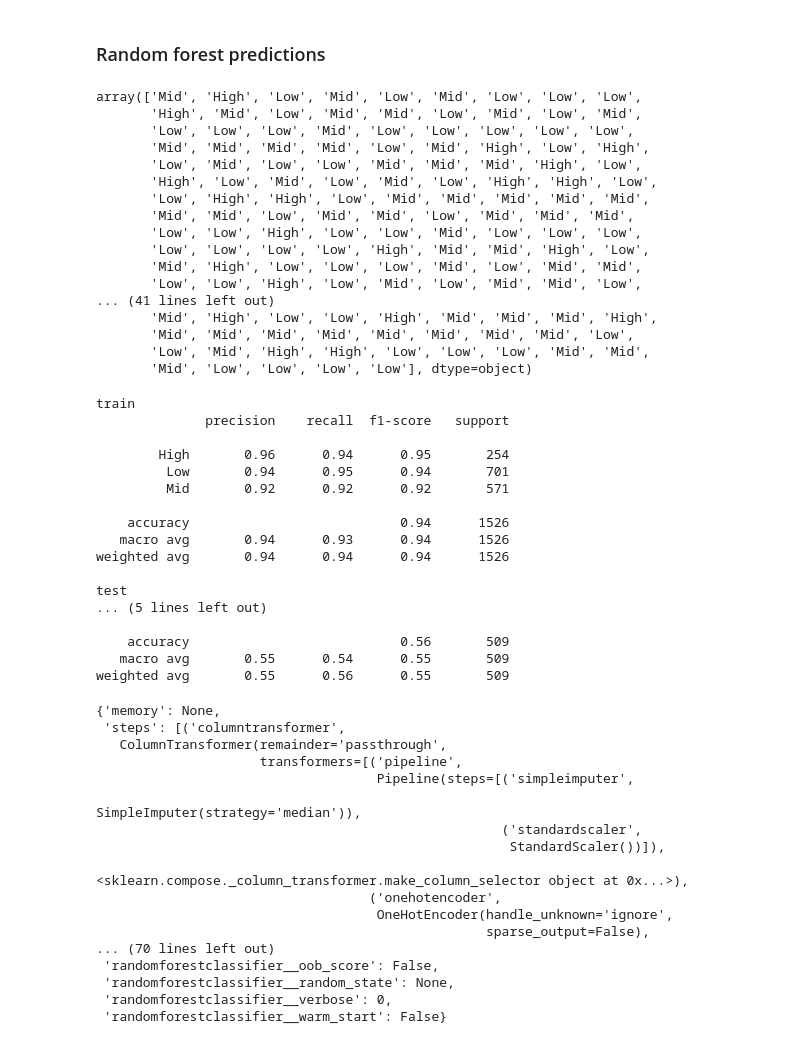
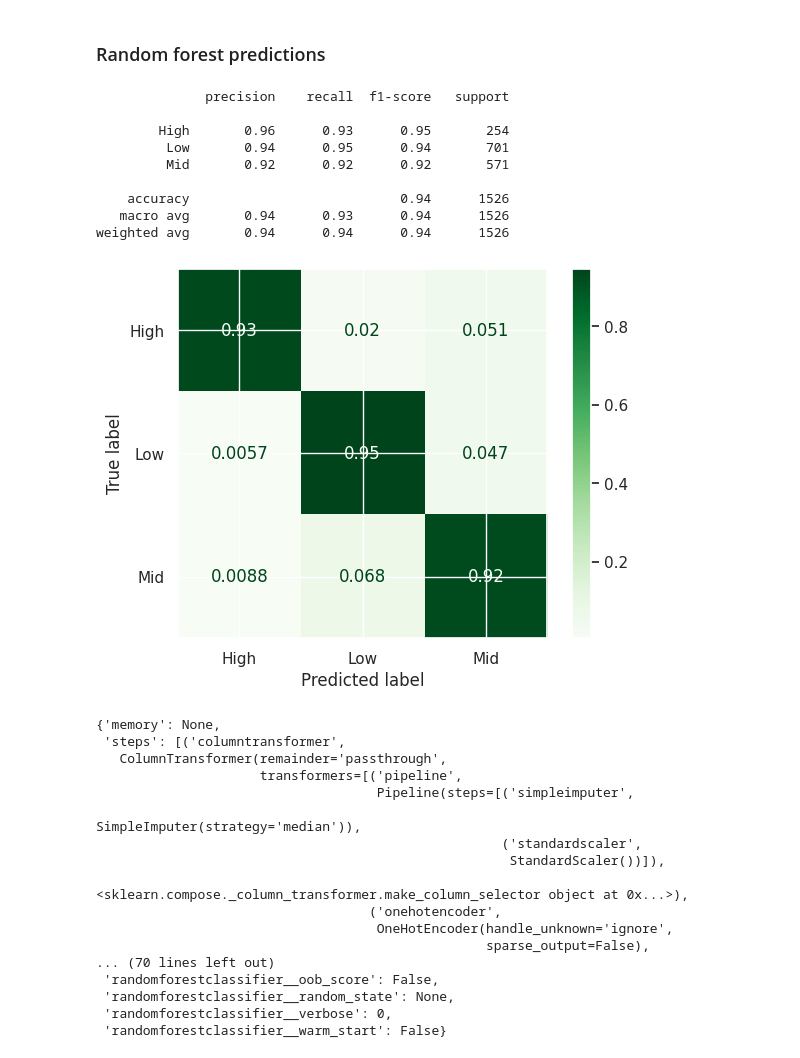
Before and after one commit to pmontecinos23/Spanish-Wine-Evaluation, a Jupyter notebook: Spanish_Wine_Evaluation_4.ipynb, the cells around one changed output. Drawn from its saved outputs; the diff is of its cells as text; code cells hidden in the pictures.

```diff
--- a/Spanish_Wine_Evaluation_4.ipynb
+++ b/Spanish_Wine_Evaluation_4.ipynb
@@ -648,57 +677,27 @@ Pipeline(steps=[('columntransformer',
                 ('randomforestclassifier', RandomForestClassifier())])
 # %% [markdown]
 ### Random forest predictions
-# %%
-# Predictions for train and test
-rf_pipe.predict(X_train)
-rf_pipe.predict(X_test)
-# %% [output]
-array(['Mid', 'High', 'Low', 'Mid', 'Low', 'Mid', 'Low', 'Low', 'Low',
-       'High', 'Mid', 'Low', 'Mid', 'Mid', 'Low', 'Mid', 'Low', 'Mid',
-       'Low', 'Low', 'Low', 'Mid', 'Low', 'Low', 'Low', 'Low', 'Low',
-       'Mid', 'Mid', 'Mid', 'Mid', 'Low', 'Mid', 'High', 'Low', 'High',
-       'Low', 'Mid', 'Low', 'Low', 'Mid', 'Mid', 'Mid', 'High', 'Low',
-       'High', 'Low', 'Mid', 'Low', 'Mid', 'Low', 'High', 'High', 'Low',
-       'Low', 'High', 'High', 'Low', 'Mid', 'Mid', 'Mid', 'Mid', 'Mid',
-       'Mid', 'Mid', 'Low', 'Mid', 'Mid', 'Low', 'Mid', 'Mid', 'Mid',
-       'Low', 'Low', 'High', 'Low', 'Low', 'Mid', 'Low', 'Low', 'Low',
-       'Low', 'Low', 'Low', 'Low', 'High', 'Mid', 'Mid', 'High', 'Low',
-       'Mid', 'High', 'Low', 'Low', 'Low', 'Mid', 'Low', 'Mid', 'Mid',
-       'Low', 'Low', 'High', 'Low', 'Mid', 'Low', 'Mid', 'Mid', 'Low',
-... (41 lines left out)
-       'Mid', 'High', 'Low', 'Low', 'High', 'Mid', 'Mid', 'Mid', 'High',
-       'Mid', 'Mid', 'Mid', 'Mid', 'Mid', 'Mid', 'Mid', 'Mid', 'Low',
-       'Low', 'Mid', 'High', 'High', 'Low', 'Low', 'Low', 'Mid', 'Mid',
-       'Mid', 'Low', 'Low', 'Low', 'Low'], dtype=object)
-# %%
-# Predictions
-rf_train_preds = rf_pipe.predict(X_train)
-rf_test_preds = rf_pipe.predict(X_test)
-
-# Print Classification Report for predictions
-print('train')
-print(classification_report(y_train, rf_train_preds))
-
-print('test')
-print(classification_report(y_test, rf_test_preds))
-# %% [output]
-train
-              precision    recall  f1-score   support
-
-        High       0.96      0.94      0.95       254
-         Low       0.94      0.95      0.94       701
-         Mid       0.92      0.92      0.92       571
-
-    accuracy                           0.94      1526
-   macro avg       0.94      0.93      0.94      1526
-weighted avg       0.94      0.94      0.94      1526
-
-test
-... (5 lines left out)
-
-    accuracy                           0.56       509
-   macro avg       0.55      0.54      0.55       509
-weighted avg       0.55      0.56      0.55       509
+# %%
+# Evaluate the decision tree on the training data using classification_report()
+# and a confusion matrix
+rf_preds = rf_pipe.predict(X_train)
+
+print(classification_report(y_train, rf_preds))
+
+ConfusionMatrixDisplay.from_predictions(y_train, rf_preds,
+                                        cmap='Greens',
+                                        normalize='true');
+# %% [output]
+              precision    recall  f1-score   support
+
+        High       0.96      0.93      0.95       254
+         Low       0.94      0.95      0.94       701
+         Mid       0.92      0.92      0.92       571
+
+    accuracy                           0.94      1526
+   macro avg       0.94      0.93      0.94      1526
+weighted avg       0.94      0.94      0.94      1526
+[figure, added]
 # %%
 # Params for tuning
 rf_pipe.get_params()
```
Also changed, not shown: parts of 29 cells of this notebook.
